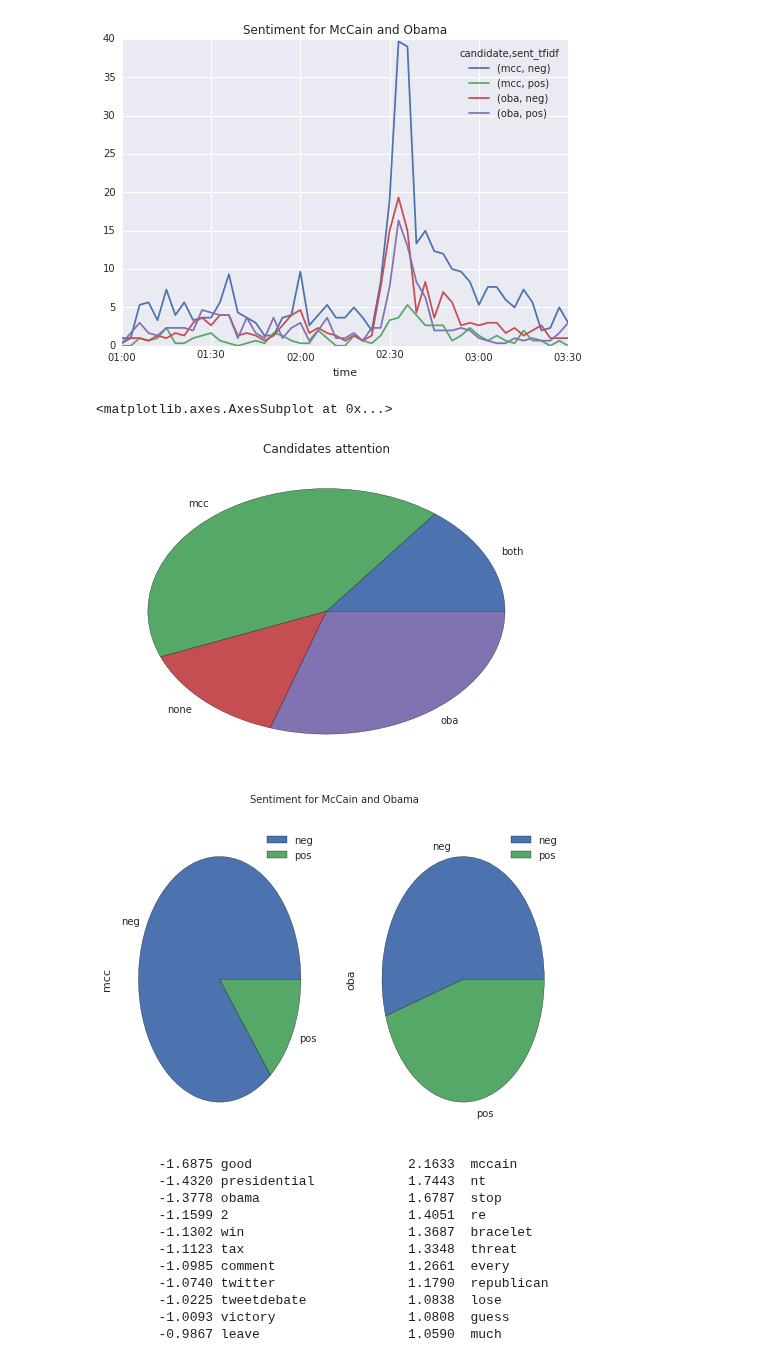
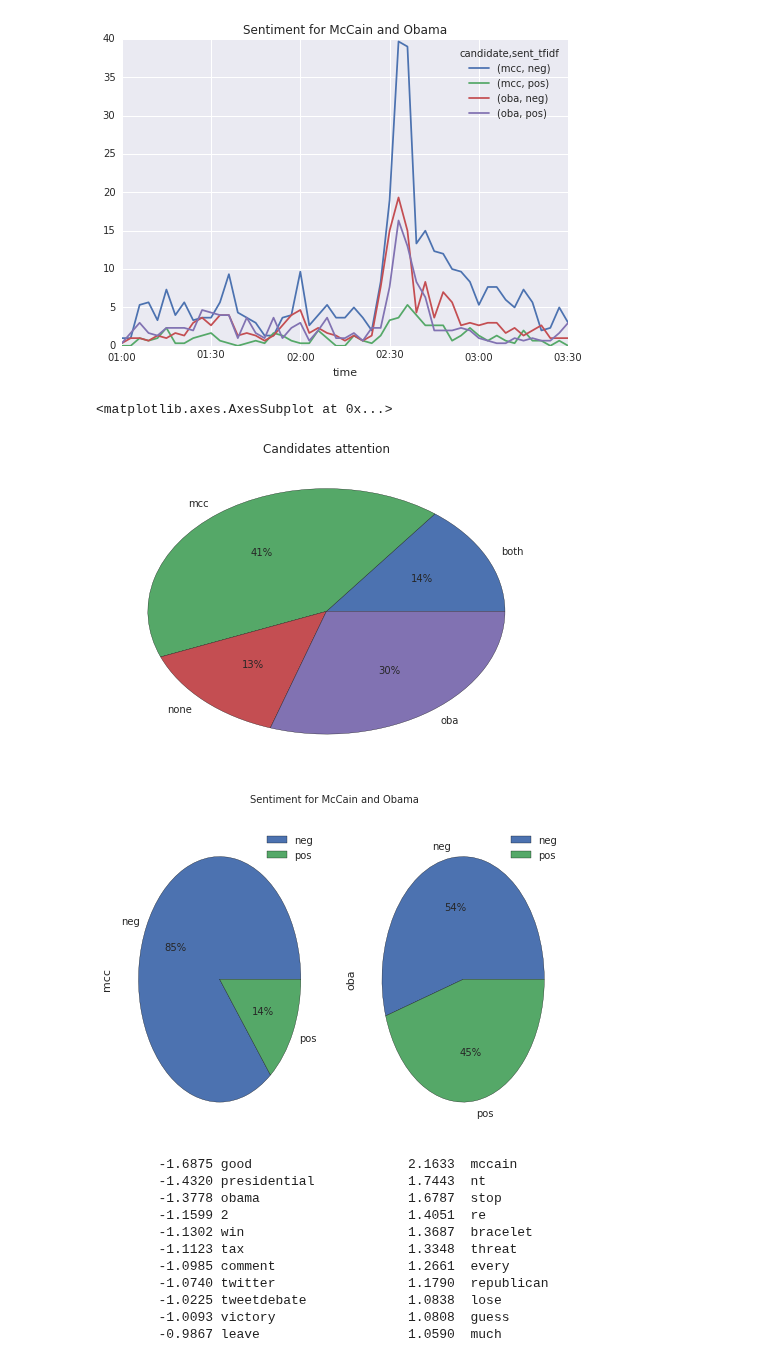
Before and after one commit to ralucacocioban/SentimentClassification, a Jupyter notebook: Visualizing Sentiment and Candidates.ipynb, the cells around one changed output. Drawn from its saved outputs; the diff is of its cells as text; code cells hidden in the pictures.

```diff
--- a/Visualizing Sentiment and Candidates.ipynb
+++ b/Visualizing Sentiment and Candidates.ipynb
@@ -55,14 +54,14 @@ df.groupby(pd.TimeGrouper('3Min')).mean().plot(title="Sentiment for McCain and O
 <matplotlib.axes.AxesSubplot at 0x...>
 [figure]
 # %%
-tweets.groupby(['candidate']).size().plot(kind='pie', title="Candidates attention")
+tweets.groupby(['candidate']).size().plot(kind='pie', autopct='%i%%', title="Candidates attention")
 # %% [output]
 <matplotlib.axes.AxesSubplot at 0x...>
-[figure, old version]
+[figure, new version]
 # %%
-df = tweets[(tweets["candidate"].str.contains('oba|mcc')) & (tweets['sent_tfidf'] !='other')].groupby(['sent_tfidf', 'candidate']).size().unstack().fillna(0).plot(title="Sentiment for McCain and Obama", kind="pie", subplots="True")
+df = tweets[(tweets["candidate"].str.contains('oba|mcc')) & (tweets['sent_tfidf'] !='other')].groupby(['sent_tfidf', 'candidate']).size().unstack().fillna(0).plot(title="Sentiment for McCain and Obama", autopct='%i%%', kind="pie", subplots="True")
 # %% [output]
-[figure, old version]
+[figure, new version]
 # %%
 from sklearn.svm import LinearSVC
 from sklearn.feature_extraction.text import TfidfVectorizer
```
Also changed, not shown: parts of 2 cells of this notebook, 9 other files.
